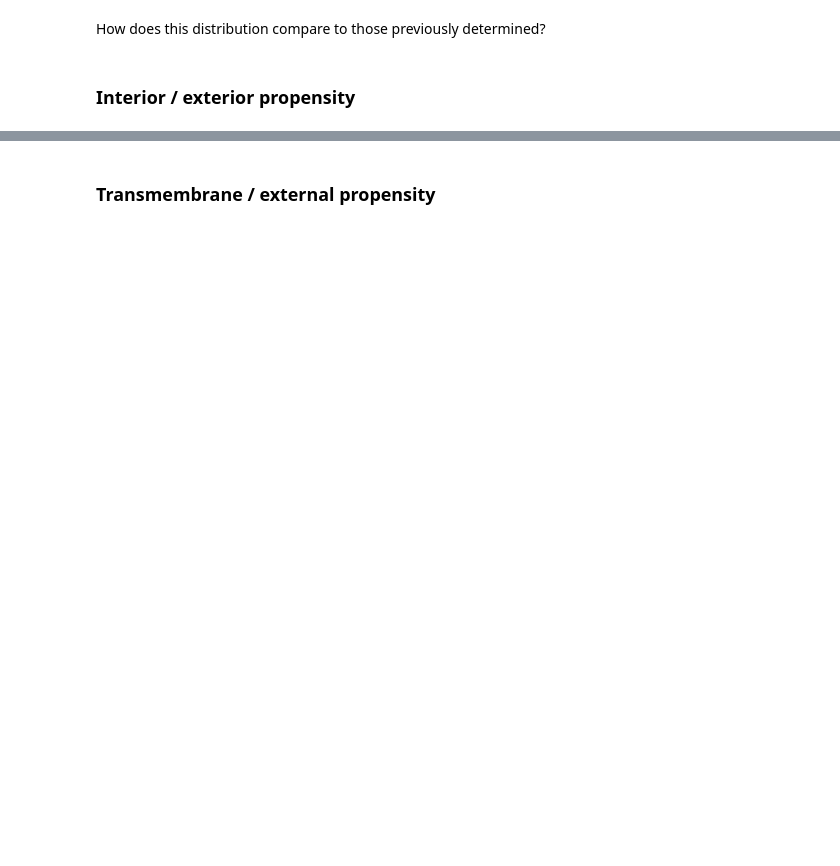
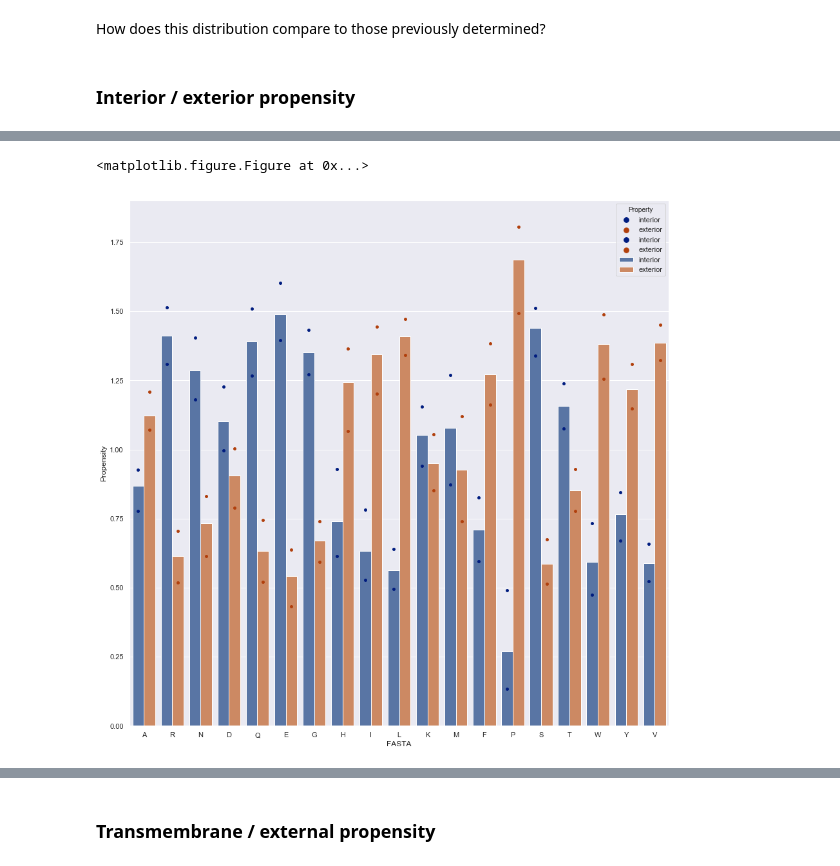
Before and after one commit to kls93/BetaStats, a Jupyter notebook: Propensity_analysis_barrels.ipynb, the cells around one changed output, grey strips where cells are left out. Saved outputs shown, nothing was run; the diff lists cells and outputs as text; code cells hidden in the pictures; blank space fills up the shorter version.

```diff
--- a/Propensity_analysis_barrels.ipynb
+++ b/Propensity_analysis_barrels.ipynb
@@ -419,18 +447,23 @@ def plot_bar_graphs_with_conf_limits(propensity_df, bootstrap_propensity_dict, p
     """
     reshaped_propensity_df = pd.melt(propensity_df, id_vars='FASTA', var_name='Property',
                                      value_name=propensity_or_frequency)
-    reshaped_propensity_df = reshaped_df.dropna()
+    reshaped_propensity_df = reshaped_propensity_df.dropna()
+    reshaped_propensity_df = reshaped_propensity_df.reset_index(drop=True)
 
-    lower_percentile_dict = OrderedDict()
-    upper_percentile_dict = OrderedDict()
+    aa_list = bootstrap_propensity_dict['FASTA']
+    lower_percentile_dict = OrderedDict({'FASTA': aa_list})
+    upper_percentile_dict = OrderedDict({'FASTA': aa_list})
     for prop_val in list(bootstrap_propensity_dict.keys()):
-        if prop_val == 'FASTA':
-            df_dict[prop_val] = bootstrap_propensity_dict[prop_val]
-        else:
-            lower_percentile = np.percentile(bootstrap_propensity_dict[prop_val], 2.5)
-            upper_percentile = np.percentile(bootstrap_propensity_dict[prop_val], 97.5)
-            lower_percentile_dict[prop_val] = lower_percentile
-            upper_percentile_dict[prop_val] = upper_percentile
+        if prop_val != 'FASTA':
+            lower_percentile_dict[prop_val] = [np.nan]*len(aa_list)
+            upper_percentile_dict[prop_val] = [np.nan]*len(aa_list)
+
+            for index, propensity_list in enumerate(bootstrap_propensity_dict[prop_val]):
+                lower_percentile = np.percentile(propensity_list, 2.5)
+                upper_percentile = np.percentile(propensity_list, 97.5)
+                lower_percentile_dict[prop_val][index] = lower_percentile
+                upper_percentile_dict[prop_val][index] = upper_percentile
+
     lower_percentile_df = pd.DataFrame(lower_percentile_dict)
     lower_percentile_df = pd.melt(lower_percentile_df, id_vars='FASTA', var_name='Property',
                                   value_name=propensity_or_frequency)
@@ -440,11 +473,12 @@ def plot_bar_graphs_with_conf_limits(propensity_df, bootstrap_propensity_dict, p
 
     # Plots bar graph with confidence limits
     plt.clf()
-    sns.catplot(x='FASTA', y=propensity_or_frequency, hue='Property', data=reshaped_df, kind='bar', size=15)
-    sns.catplot(x='FASTA', y=propensity_or_frequency, hue='Property', data=lower_percentile_df, kind='strip',
-                size=15)
-    sns.catplot(x='FASTA', y=propensity_or_frequency, hue='Property', data=upper_percentile_df, kind='strip',
-                size=15)
+    plt.figure(figsize=(15,15))
+    sns.barplot(x='FASTA', y=propensity_or_frequency, hue='Property', data=reshaped_propensity_df)
+    sns.stripplot(x='FASTA', y=propensity_or_frequency, hue='Property', data=lower_percentile_df,
+                  jitter=False, dodge=True, palette='dark')
+    sns.stripplot(x='FASTA', y=propensity_or_frequency, hue='Property', data=upper_percentile_df,
+                  jitter=False, dodge=True, palette='dark')
     plt.show()
 # %%
 def plot_heat_map(df):
@@ -1578,11 +1612,14 @@ def calc_z_diff(z_score_dict, dek_sandwich_z_dict):
 # %% [markdown]
 ### Specify input dataframe location:
 # %%
+"""
 barrel_file_loc = (
     '/Users/ks17361/Lab_work_DW/Beta_structure/Parametrisation/My_beta_sandwich_and_barrel_datasets/'
     'Beta_Datasets_30_10_2018/seqid_20/CATH_2.40.160_2.40.170_2.40.230_2.40.128_resn_2.5_rfac_0.3_au/'
     'Beta_res_dataframe.pkl'
 )
+"""
+barrel_file_loc = '/Users/ks17361/Downloads/Beta_res_dataframe.pkl'
 # %%
 barrel_df = pd.read_pickle(barrel_file_loc)
 barrel_df = barrel_df[barrel_df['fasta_seq'].isin(list(aa_dict.keys()))]
@@ -1678,0 +1862,7 @@ plot_heat_map(int_ext_normed_frequencies)
+# %%
+plot_bar_graphs_with_conf_limits(
+    int_ext_propensity, int_ext_bootstrap_propensity_dict, 'Propensity'
+)
+# %% [output]
+<matplotlib.figure.Figure at 0x...>
+[figure, added]
```
Also changed, not shown: parts of 64 cells of this notebook.
